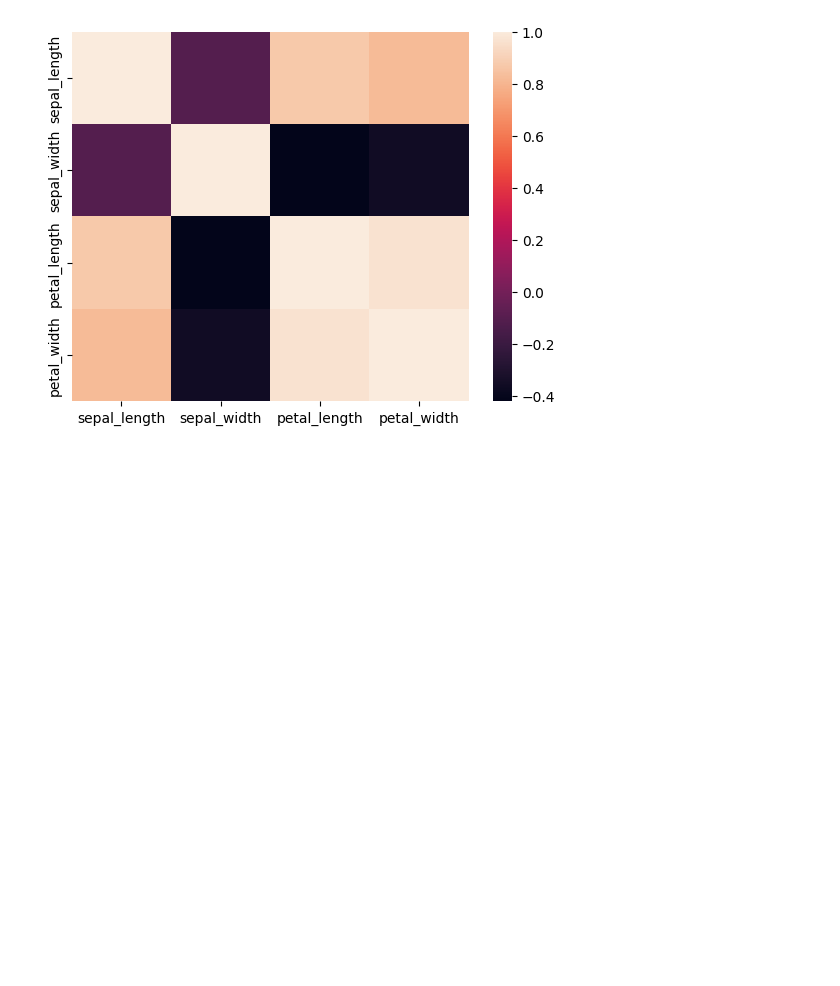
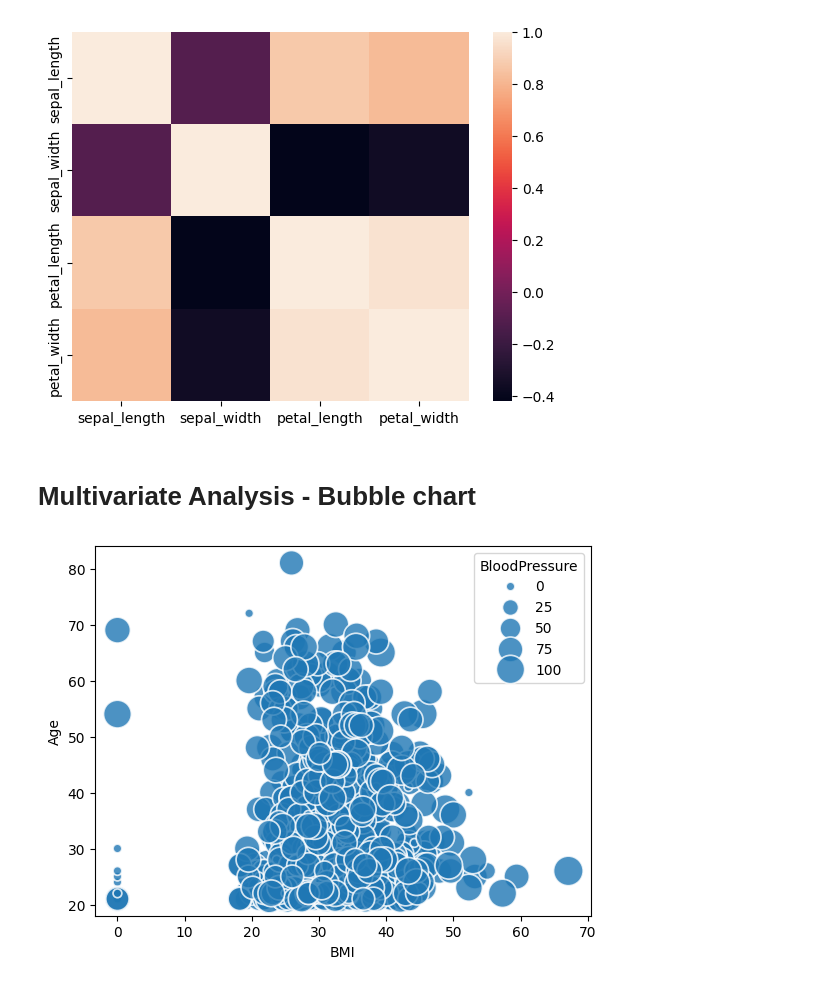
Before and after one commit to mahabubmamun/Machine-Learning, a Jupyter notebook: Univariate_Bivariate_Multivariate_Analysis.ipynb, the cells around one changed output. Saved outputs shown, nothing was run; the diff lists cells and outputs as text; code cells hidden in the pictures; blank space fills up the shorter version.

```diff
--- a/Univariate_Bivariate_Multivariate_Analysis.ipynb
+++ b/Univariate_Bivariate_Multivariate_Analysis.ipynb
@@ -25,6 +26,7 @@ df_titanic = pd.read_csv('/kaggle/input/datasets/brendan45774/test-file/tested.c
 df_iris = pd.read_csv('/kaggle/input/datasets/himanshunakrani/iris-dataset/iris.csv')
 df_employee = pd.read_csv('/kaggle/input/datasets/tawfikelmetwally/employee-dataset/Employee.csv')
 df_bill = pd.read_csv('/kaggle/input/datasets/saurabhbadole/restaurant-tips-dataset/tips.csv')
+df_diabetes = pd.read_csv('/kaggle/input/datasets/organizations/uciml/pima-indians-diabetes-database/diabetes.csv')
 # %%
 df_titanic.head()
 # %% [output]
@@ -325,3 +344,10 @@ sns.heatmap(df_iris.corr(numeric_only = True))
 plt.show()
 # %% [output]
 [figure]
+# %% [markdown]
+# Multivariate Analysis - Bubble chart
+# %%
+sns.scatterplot(df_diabetes, x = 'BMI', y = 'Age', size = 'BloodPressure',sizes=(40,500),palette = 'magma',alpha = 0.8)
+plt.show()
+# %% [output]
+[figure, added]
```
Also changed, not shown: parts of 17 cells of this notebook.
